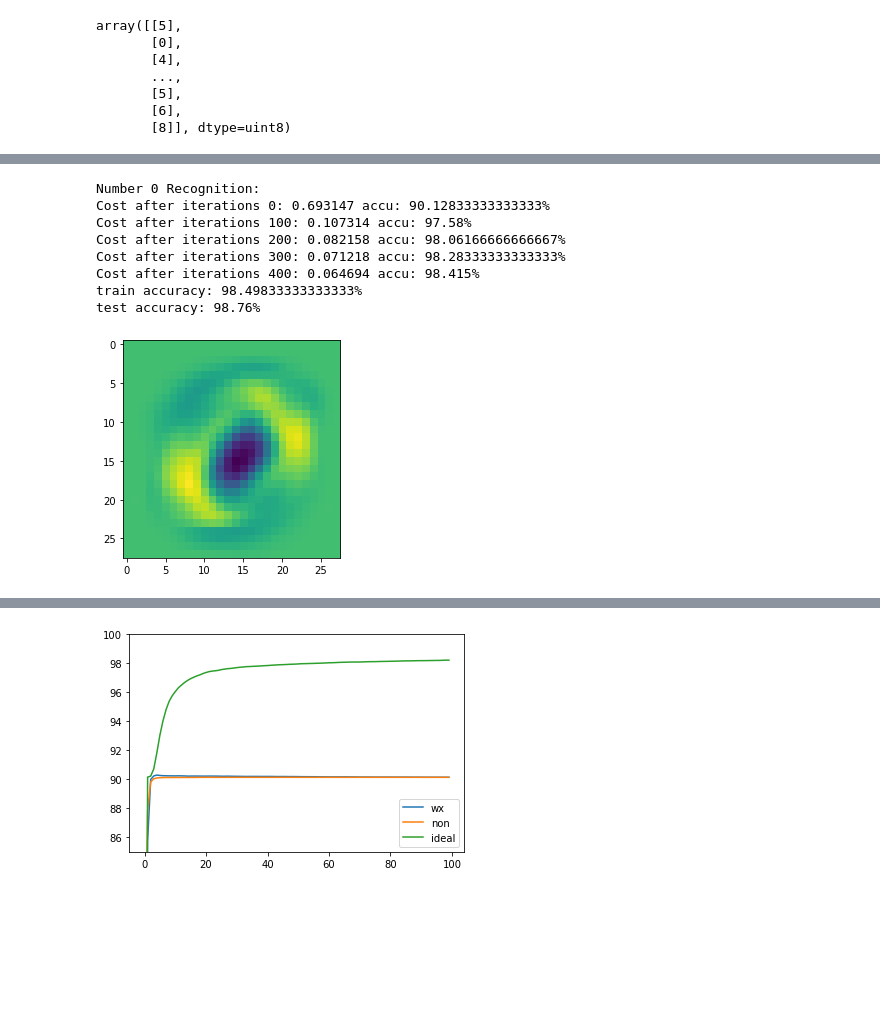
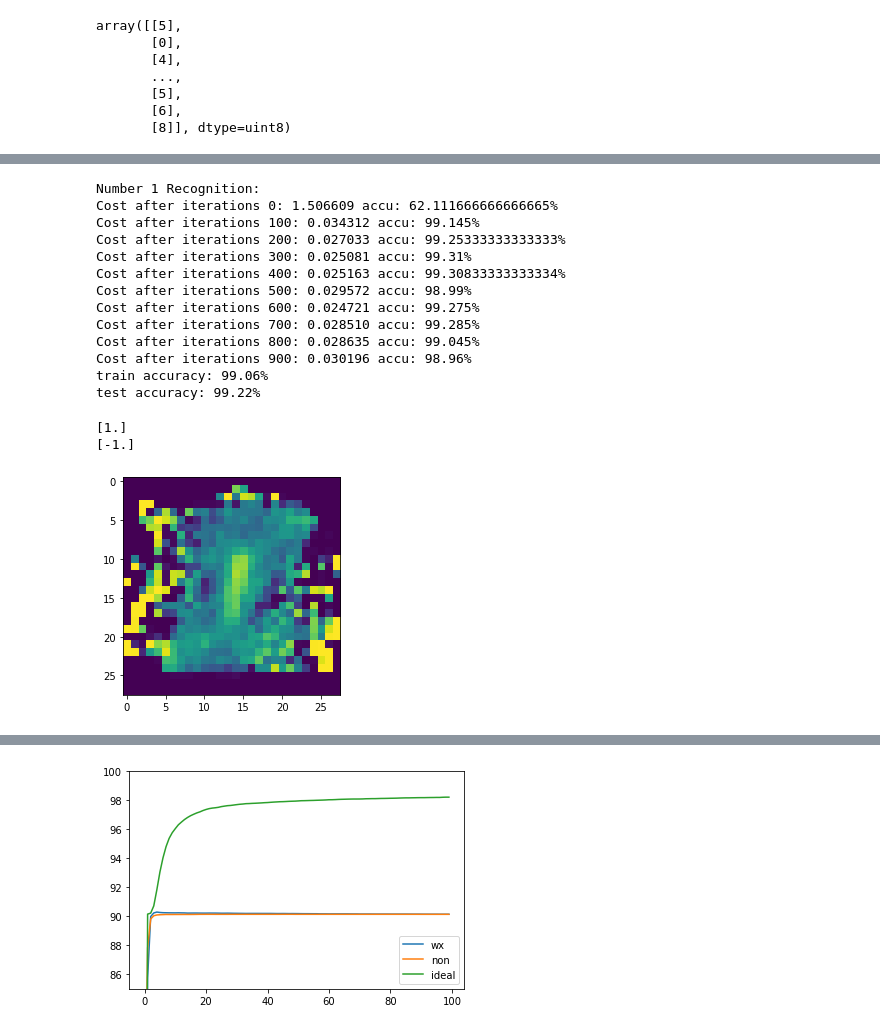
Before and after one commit to ShinATK/JupyterNotebook, a Jupyter notebook: myDeepLearning/COURSE1 Neural Networks and Deep Learning/Week 2/NumberRecognition/数字识别-二值回归.ipynb, the cells around one changed output, grey strips where cells are left out. Saved outputs shown, nothing was run; the diff lists cells and outputs as text; code cells hidden in the pictures; blank space fills up the shorter version.

```diff
--- a/myDeepLearning/COURSE1 Neural Networks and Deep Learning/Week 2/NumberRecognition/数字识别-二值回归.ipynb
+++ b/myDeepLearning/COURSE1 Neural Networks and Deep Learning/Week 2/NumberRecognition/数字识别-二值回归.ipynb
@@ -70,7 +70,7 @@ def test_setY(num):
     label[np.where(label == 9)] = 0
     return label
 
-reg_num = 0
+reg_num = 1
 train_X = train_img.copy().T
 train_Y = train_setY(reg_num).T
 index_regnum = np.where(train_Y==1)
@@ -171,13 +174,15 @@ def findGD_num(data, find_array=GD):
     index = np.where(diff == np.min(diff))[0][0]
     return find_array[index]
 
-def each_change(matrix_old, gradw):
+def each_change(matrix_old, gradw, learning_rate):
     matrix_new = matrix_old.copy()
     for i in range(matrix_old.shape[0]):
         if gradw[i] < 0:
-            matrix_new[i] = findGP_num(matrix_old[i])
+            matrix_new[i] = matrix_old[i] + learning_rate*weight_plus(matrix_old[i])
+            # matrix_new[i] = findGP_num(matrix_old[i])
         else:
-            matrix_new[i] = findGD_num(matrix_old[i])
+            # matrix_new[i] = findGD_num(matrix_old[i])
+            matrix_new[i] = matrix_old[i] - learning_rate*weight_minus(matrix_old[i])
     return matrix_new
 # tmp = np.zeros((10, 1))
 # each_change(tmp, [0]*len(tmp))
@@ -189,8 +194,10 @@ def sigmoid(z):
 
 # 参数初始化
 def initialize_with_zeros(dim):
-    # w = (-1 + 2*np.random.random((dim, 1)))/10
-    w = np.zeros((dim, 1))
+    # np.random.seed(0)
+    w = (-1 + 2*np.random.random((dim, 1)))
+    # w = np.random.random((dim, 1))
+    # w = np.zeros((dim, 1))
     b = 0
 
 #     plt.imshow(w.reshape((28,28)))
@@ -200,7 +207,7 @@ def initialize_with_zeros(dim):
     assert(isinstance(b, float) or isinstance(b, int))
 
     #######
-    # w = each_change(w, [-1]*dim)
+    # w = each_change(w, [0]*dim)
     #######
 
     return w, b
@@ -213,6 +220,7 @@ def propagate(w, b, X, Y):
     cost = -(1.0/m) * np.sum(Y * np.log(A) + (1-Y) * np.log(1-A))
 
     dw = (1.0/m) * np.dot(X, (A-Y).T)
+
     db = (1.0/m) * np.sum(A-Y)
 
     Y_prediction = np.zeros((1, m))
@@ -248,11 +256,13 @@ def optimize(w, b, X, Y, num_iterations, learning_rate, print_cost=False):
         dw = grads["dw"]
         db = grads["db"]
 
-        w = w - learning_rate * dw
+        # w = w - learning_rate * dw
         b = b - learning_rate * db
 
         #######
-        # w = each_change(w, dw)
+        w = each_change(w, dw, learning_rate)
+        w[np.where(w>1)] = 1
+        w[np.where(w<-1)] = -1
         #######
 
         if i%100 == 0:
@@ -300,7 +310,7 @@ def predict(w, b, X):
 
     return Y_prediction
 
-def model(X_train, Y_train, X_test, Y_test, num_iterations=2000, learning_rate=0.5, print_cost=False):
+def model(X_train, Y_train, X_test, Y_test, num_iterations, learning_rate, print_cost=False):
     w, b = initialize_with_zeros(X_train.shape[0])
     # parameters, grads, costs= optimize(w, b, X_train, Y_train, num_iterations, learning_rate, print_cost)
     parameters, grads, accus= optimize(w, b, X_train, Y_train, num_iterations, learning_rate, print_cost)
@@ -327,29 +337,39 @@ def model(X_train, Y_train, X_test, Y_test, num_iterations=2000, learning_rate=0
 # %%
 # start = time.time()
 print(f"Number {reg_num} Recognition:")
-d = model(train_X, train_Y, test_X, test_Y, num_iterations=500, learning_rate=0.05, print_cost=True)
+d = model(train_X, train_Y, test_X, test_Y, num_iterations=1000, learning_rate=1, print_cost=True)
 # stop = time.time()
 # print(f"{stop-start}s")
 # %% [output]
-Number 0 Recognition:
-Cost after iterations 0: 0.693147 accu: 90.12833333333333%
-Cost after iterations 100: 0.107314 accu: 97.58%
-Cost after iterations 200: 0.082158 accu: 98.06166666666667%
-Cost after iterations 300: 0.071218 accu: 98.28333333333333%
-Cost after iterations 400: 0.064694 accu: 98.415%
-train accuracy: 98.49833333333333%
-test accuracy: 98.76%
+Number 1 Recognition:
+Cost after iterations 0: 1.506609 accu: 62.111666666666665%
+Cost after iterations 100: 0.034312 accu: 99.145%
+Cost after iterations 200: 0.027033 accu: 99.25333333333333%
+Cost after iterations 300: 0.025081 accu: 99.31%
+Cost after iterations 400: 0.025163 accu: 99.30833333333334%
+Cost after iterations 500: 0.029572 accu: 98.99%
+Cost after iterations 600: 0.024721 accu: 99.275%
+Cost after iterations 700: 0.028510 accu: 99.285%
+Cost after iterations 800: 0.028635 accu: 99.045%
+Cost after iterations 900: 0.030196 accu: 98.96%
+train accuracy: 99.06%
+test accuracy: 99.22%
 # %%
 w = d["w"].copy()
 plt.imshow(w.reshape((28,28)))
-plt.pause(0.1)
+# plt.pause(0.1)
 # np.save(f"w{reg_num}_wx.npy", w)
 # np.savetxt(f"w{reg_num}_wx.txt", w.reshape((28,28)))
 # np.save(f"w{reg_num} {parameters['b+']}.npy", w)
 
 # w.reshape((28,28))
+# len(np.where(w>0)[0])
+print(max(w))
+print(min(w))
 # %% [output]
+[1.]
+[-1.]
-[figure, old version]
+[figure, new version]
 # %%
 # tmp = np.zeros((w.shape[0], 1))
 # # tmp.shape
```
Also changed, not shown: parts of 5 cells of this notebook, 22 other files.
